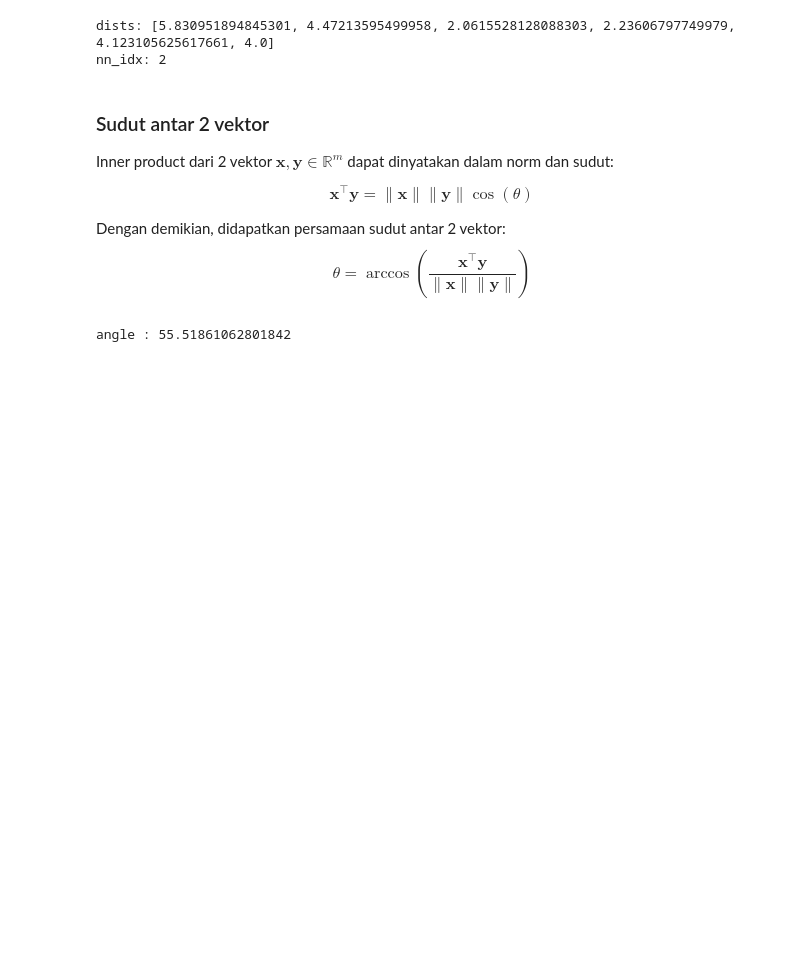
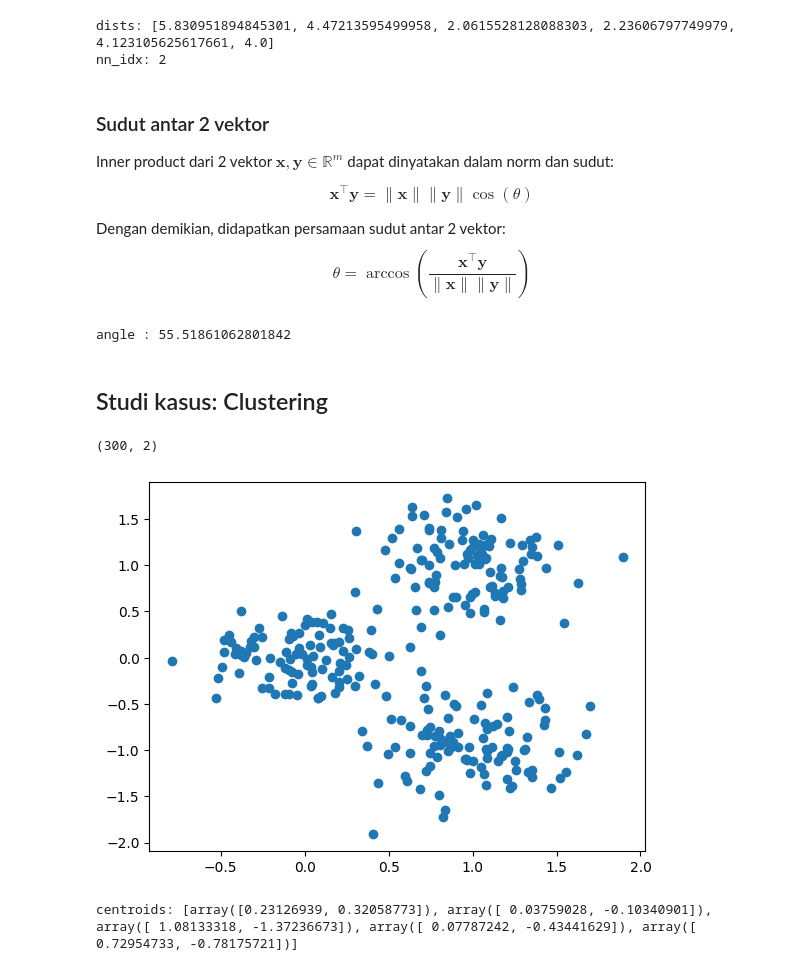
Before and after one commit to ghif/IF6080, a Jupyter notebook: 1-maths/4-norm.ipynb, the cells around one changed output. Saved outputs shown, nothing was run; the diff lists cells and outputs as text; code cells hidden in the pictures; blank space fills up the shorter version.

Commit message:
clustering

```diff
--- a/1-maths/4-norm.ipynb
+++ b/1-maths/4-norm.ipynb
@@ -95,3 +95,5 @@ angle = ang(a, b) * 360 / (2 * np.pi)
 print(f"angle : {angle}")
 # %% [output]
 angle : 55.51861062801842
+# %% [markdown]
+## Studi kasus: Clustering
@@ -97,0 +171,31 @@ angle : 55.51861062801842
+# %%
+import numpy as np
+# Create synthetic data
+
+m = 100
+X = np.concatenate(
+    [[0.3*np.random.randn(2) for i in range(m)],
+     [[1,1] + 0.3*np.random.randn(2) for i in range(m)],
+     [[1,-1] + 0.3* np.random.randn(2) for i in range(m)]
+    ]
+)
+
+print(X.shape)
+# %% [output]
+(300, 2)
+# %%
+import matplotlib.pyplot as plt
+plt.ion()
+plt.scatter( X[:,0],X[:,1])
+plt.show()
+# %% [output]
+[figure, added]
+# %%
+# Create centroids
+import random
+
+k = 5
+centroids = [X[random.randrange(len(X))] for i in range(k)]
+print(f"centroids: {centroids}")
+# %% [output]
+centroids: [array([0.23126939, 0.32058773]), array([ 0.03759028, -0.10340901]), array([ 1.08133318, -1.37236673]), array([ 0.07787242, -0.43441629]), array([ 0.72954733, -0.78175721])]
```
Also changed, not shown: parts of 6 cells of this notebook.
